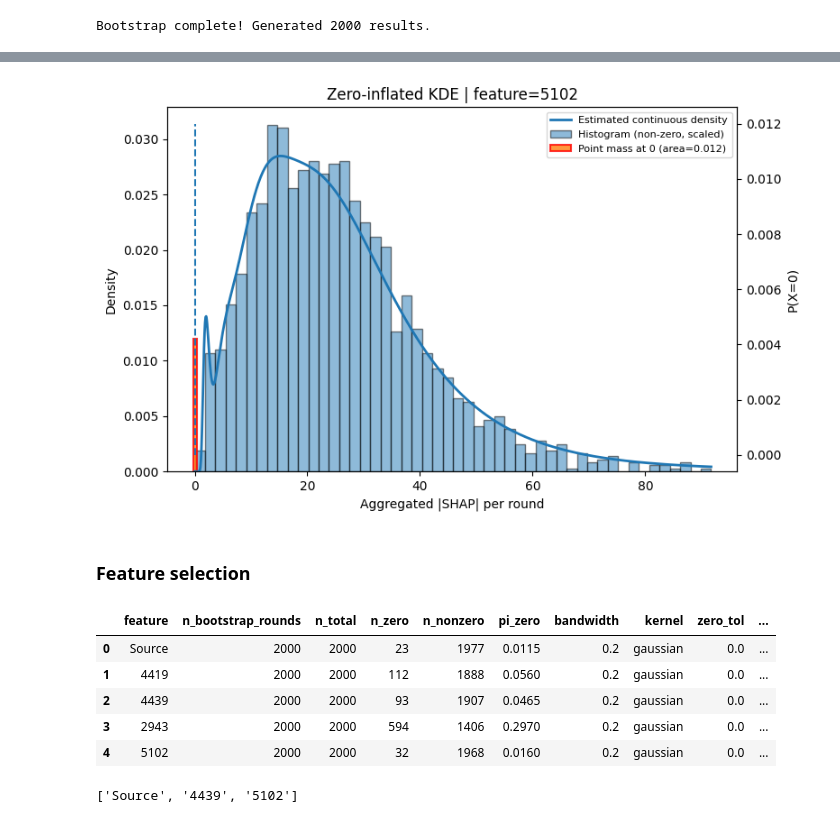
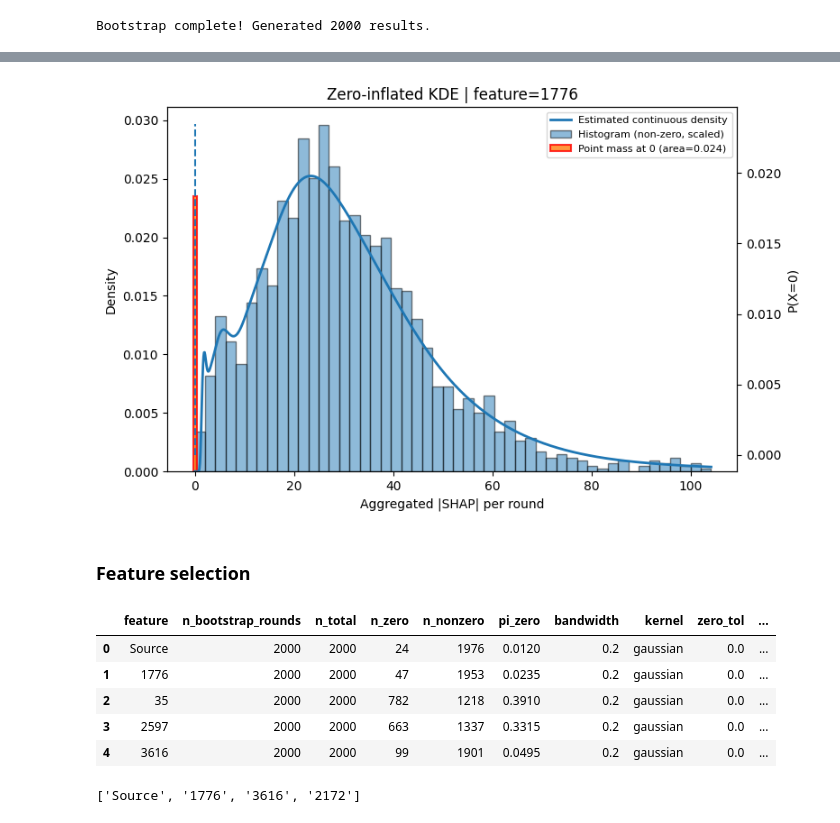
Before and after one commit to Lanxin-Xiang/RobustSHAP, a Jupyter notebook: golub_kernel.ipynb, the cells around one changed output, grey strips where cells are left out. Drawn from its saved outputs; the diff is of its cells as text; code cells hidden in the pictures.

```diff
--- a/golub_kernel.ipynb
+++ b/golub_kernel.ipynb
@@ -149,7 +149,7 @@ X_gene_standardized[gene_cols] = scaler_genes.fit_transform(X_gene_standardized[
 # %% [markdown]
 ### Clustering
 # %%
-correlation_threshold = 0.7
+correlation_threshold = 0.6
 # %%
 # --- Build distance matrix from absolute correlation ---
 abs_corr = X_gene_standardized.corr(method='pearson').abs()
@@ -1393,7 +1540,7 @@ RESULTS TABLE (SHAP-based Feature Selection):
 
 ✓ SHAP-based feature selection analysis complete!
 # %%
-X_xgb = X_grouped[shap_feature_ranking['feature'].head(51)]
+X_xgb = X_grouped[shap_feature_ranking['feature'].head(36)]
 # %% [markdown]
 ### Bootstrap
 # %%
@@ -1501,23 +1652,23 @@ lgb_top = plot_top_feature_density(
 # %%
 plot_feature_level_kde_with_hist(
     feature_level_df=xgb_feature_kde,
     boot_results=xgb_boot_results,
-    feature="5102",
+    feature="1776",
     bins = 50
 )
 # %% [output]
-[figure, old version]
+[figure, new version]
 # %% [markdown]
 ### Feature selection
 # %%
 xgb_feature_kde.head()
 # %% [output]
 |  | feature | n_bootstrap_rounds | n_total | n_zero | n_nonzero | pi_zero | bandwidth | kernel | zero_tol | ... |
-| 0 | Source | 2000 | 2000 | 23 | 1977 | 0.0115 | 0.2 | gaussian | 0.0 | ... |
-| 1 | 4419 | 2000 | 2000 | 112 | 1888 | 0.0560 | 0.2 | gaussian | 0.0 | ... |
-| 2 | 4439 | 2000 | 2000 | 93 | 1907 | 0.0465 | 0.2 | gaussian | 0.0 | ... |
-| 3 | 2943 | 2000 | 2000 | 594 | 1406 | 0.2970 | 0.2 | gaussian | 0.0 | ... |
-| 4 | 5102 | 2000 | 2000 | 32 | 1968 | 0.0160 | 0.2 | gaussian | 0.0 | ... |
+| 0 | Source | 2000 | 2000 | 24 | 1976 | 0.0120 | 0.2 | gaussian | 0.0 | ... |
+| 1 | 1776 | 2000 | 2000 | 47 | 1953 | 0.0235 | 0.2 | gaussian | 0.0 | ... |
+| 2 | 35 | 2000 | 2000 | 782 | 1218 | 0.3910 | 0.2 | gaussian | 0.0 | ... |
+| 3 | 2597 | 2000 | 2000 | 663 | 1337 | 0.3315 | 0.2 | gaussian | 0.0 | ... |
+| 4 | 3616 | 2000 | 2000 | 99 | 1901 | 0.0495 | 0.2 | gaussian | 0.0 | ... |
 # %%
 # Keep only unique cluster IDs that pass the threshold
 xgb_selected_features = (
@@ -1528,7 +1679,7 @@ xgb_selected_features = (
 )
 xgb_selected_features
 # %% [output]
-['Source', '4439', '5102']
+['Source', '1776', '3616', '2172']
 # %%
 for cluster in xgb_selected_features:
     if isinstance(cluster, str) and cluster.isdigit():
```
Also changed, not shown: parts of 37 cells of this notebook.
